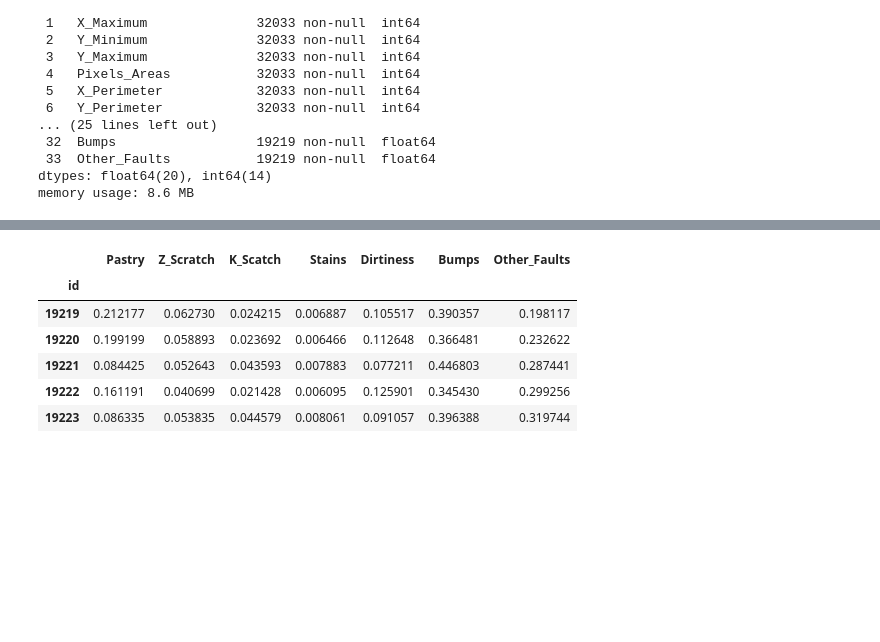
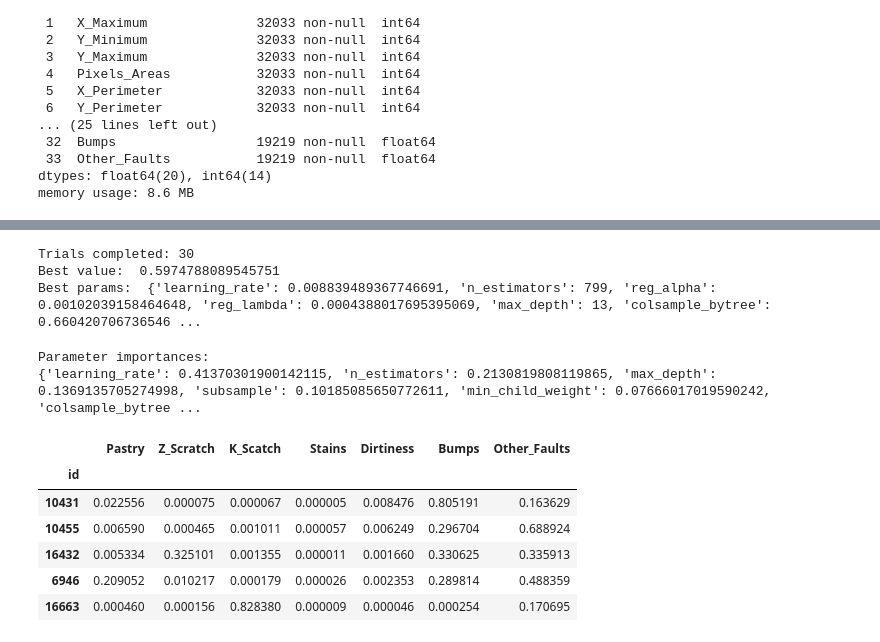
Before and after one commit to chalseoko/steel_plate_defect_prediction, a Jupyter notebook: steel-plate-defect-prediction.ipynb, the cells around one changed output, grey strips where cells are left out. Drawn from its saved outputs; the diff is of its cells as text; code cells hidden in the pictures; blank space fills up the shorter version.

Commit message:
Kaggle Notebook | Steel Plate Defect Prediction  | Version 4 More FE

```diff
--- a/steel-plate-defect-prediction.ipynb
+++ b/steel-plate-defect-prediction.ipynb
@@ -76,0 +46,9 @@ plt.show()
+# %%
+target_features = ['Pastry', 'Z_Scratch', 'K_Scatch', 'Stains', 'Dirtiness', 'Bumps', 'Other_Faults']
+target_data = train_data[target_features]
+
+fault_counts = np.unique(target_data.sum(axis=1), return_counts=True)
+ax = sns.barplot(x=fault_counts[0], y=fault_counts[1])
+ax.bar_label(ax.containers[0], fontsize=10)
+plt.title("Faults per Steel Plate")
+plt.show()
@@ -77,3 +71,5 @@ plt.show()
+# %%
+train_data.drop(np.where(target_data.sum(axis=1) == 0)[0], inplace=True)
 # %%
 def add_new_features(df):
     df['X_Range'] = df['X_Maximum'] - df['X_Minimum']
@@ -109,17 +132,15 @@ All Features:  ['X_Minimum' 'X_Maximum' 'Y_Minimum' 'Y_Maximum' 'Pixels_Areas'
 # %%
-def get_fitted_xgboost_model(data, params = {}):
-    transformed_data = StandardScaler().fit_transform(data)
-
-    X = pd.DataFrame(transformed_data, columns=data.columns.values).drop(columns=target_features)
-    y = data[target_features].idxmax(1).map({'Pastry':0, 'Z_Scratch':1,'K_Scatch':2,'Stains':3,
-                                             'Dirtiness':4,'Bumps':5,'Other_Faults':6})
-    X_train, X_test, y_train, y_test = train_test_split(X, y, test_size=0.33)
+def get_fitted_xgboost(data, params = {}):
+    X, y = fit_transform_data()
+    X_train, X_test, y_train, y_test = train_test_split(X, y, test_size=0.25)
 
     clf = XGBClassifier(**params)
-    clf.fit(X_train, y_train, eval_set=[(X_train, y_train), (X_test, y_test)], verbose=False)
+    clf.fit(X_train, y_train)
     return clf, X_test, y_test
 
-def get_predictions(clf, X_test):
-    y_proba = pd.DataFrame(clf.predict_proba(X_test),
-                           columns=target_features, index=X_test.index)
-    return y_proba
+def get_predictions(clf, X_test, is_proba=True):
+    if is_proba:
+        predictions = clf.predict_proba(X_test)
+        return pd.DataFrame(predictions, columns=target_features, index=X_test.index)
+    else:
+        return clf.predict(X_test)
@@ -142,0 +147,6 @@ plt.show()
+# %%
+clf, X_test, y_test = get_fitted_xgboost(train_data)
+score = roc_auc_score(y_test, get_predictions(clf, X_test), multi_class='ovr', average='macro')
+
+print('ROC-AUC score: %.2f' % (score*100) + '%\n')
+print(classification_report(y_test, get_predictions(clf, X_test, False),target_names=target_features))
@@ -143,12 +203,31 @@ plt.show()
+# %%
+study = optuna.create_study(study_name='defect-detection', direction='maximize')
+study.optimize(objective, n_trials=30, show_progress_bar=False, n_jobs=-1)
+
+best_study = study.best_trial
+
+print('Trials completed:', len(study.trials))
+print('Best value: ', best_study.value)
+print('Best params: ', best_study.params)
+# %% [output]
+Trials completed: 30
+Best value:  0.5974788089545751
+Best params:  {'learning_rate': 0.008839489367746691, 'n_estimators': 799, 'reg_alpha': 0.00102039158464648, 'reg_lambda': 0.0004388017695395069, 'max_depth': 13, 'colsample_bytree': 0.660420706736546 ...
+# %%
+print('Parameter importances:')
+print(optuna.importance.get_param_importances(study))
+# %% [output]
+Parameter importances:
+{'learning_rate': 0.41370301900142115, 'n_estimators': 0.2130819808119865, 'max_depth': 0.1369135705274998, 'subsample': 0.10185085650772611, 'min_child_weight': 0.07666017019590242, 'colsample_bytree ...
 # %%
-submission = get_predictions(clf, test_data)
-submission.to_csv('submission.csv')
-submission.head()
+predictions = get_predictions(clf, X_test)
+predictions.to_csv('submission.csv')
+predictions.head()
 # %% [output]
 |  | Pastry | Z_Scratch | K_Scatch | Stains | Dirtiness | Bumps | Other_Faults |
 | id |  |  |  |  |  |  |  |
-| 19219 | 0.212177 | 0.062730 | 0.024215 | 0.006887 | 0.105517 | 0.390357 | 0.198117 |
-| 19220 | 0.199199 | 0.058893 | 0.023692 | 0.006466 | 0.112648 | 0.366481 | 0.232622 |
-| 19221 | 0.084425 | 0.052643 | 0.043593 | 0.007883 | 0.077211 | 0.446803 | 0.287441 |
-| 19222 | 0.161191 | 0.040699 | 0.021428 | 0.006095 | 0.125901 | 0.345430 | 0.299256 |
-| 19223 | 0.086335 | 0.053835 | 0.044579 | 0.008061 | 0.091057 | 0.396388 | 0.319744 |
+| 10431 | 0.022556 | 0.000075 | 0.000067 | 0.000005 | 0.008476 | 0.805191 | 0.163629 |
+| 10455 | 0.006590 | 0.000465 | 0.001011 | 0.000057 | 0.006249 | 0.296704 | 0.688924 |
+| 16432 | 0.005334 | 0.325101 | 0.001355 | 0.000011 | 0.001660 | 0.330625 | 0.335913 |
+| 6946 | 0.209052 | 0.010217 | 0.000179 | 0.000026 | 0.002353 | 0.289814 | 0.488359 |
+| 16663 | 0.000460 | 0.000156 | 0.828380 | 0.000009 | 0.000046 | 0.000254 | 0.170695 |
```
Also changed, not shown: parts of 15 cells of this notebook.
